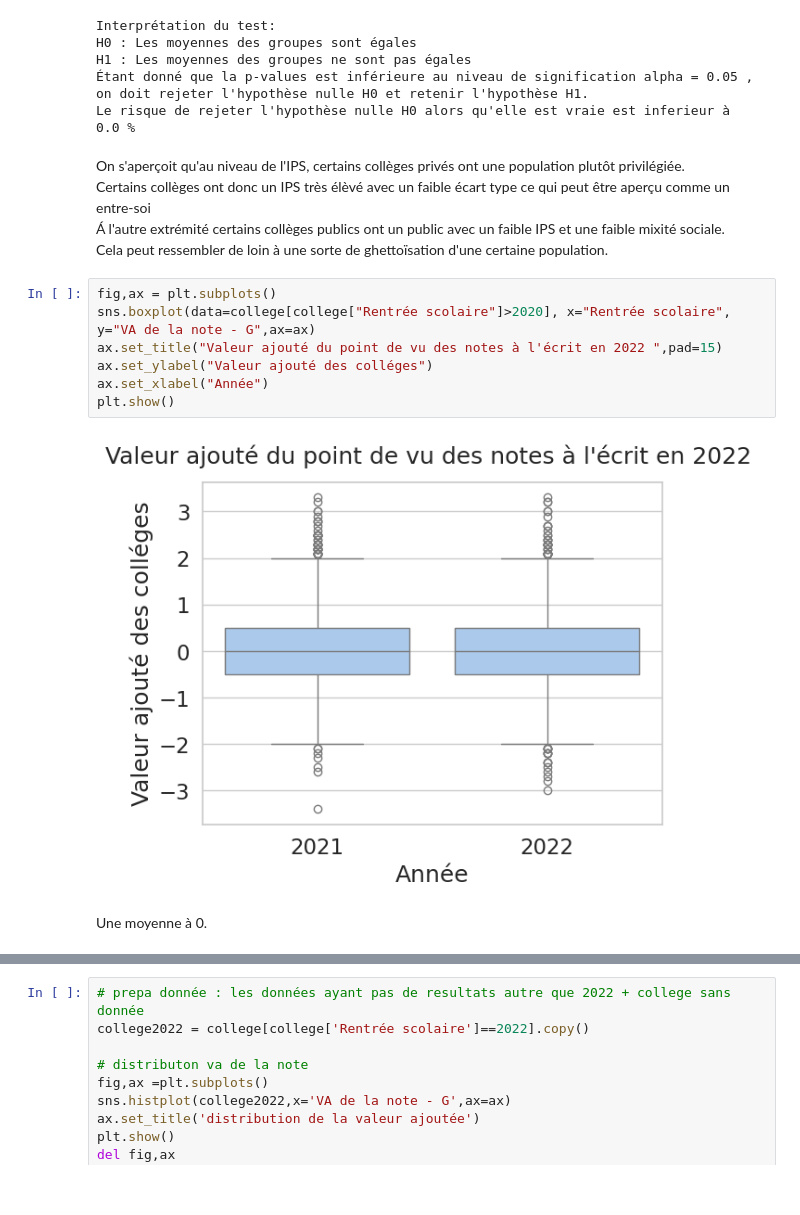
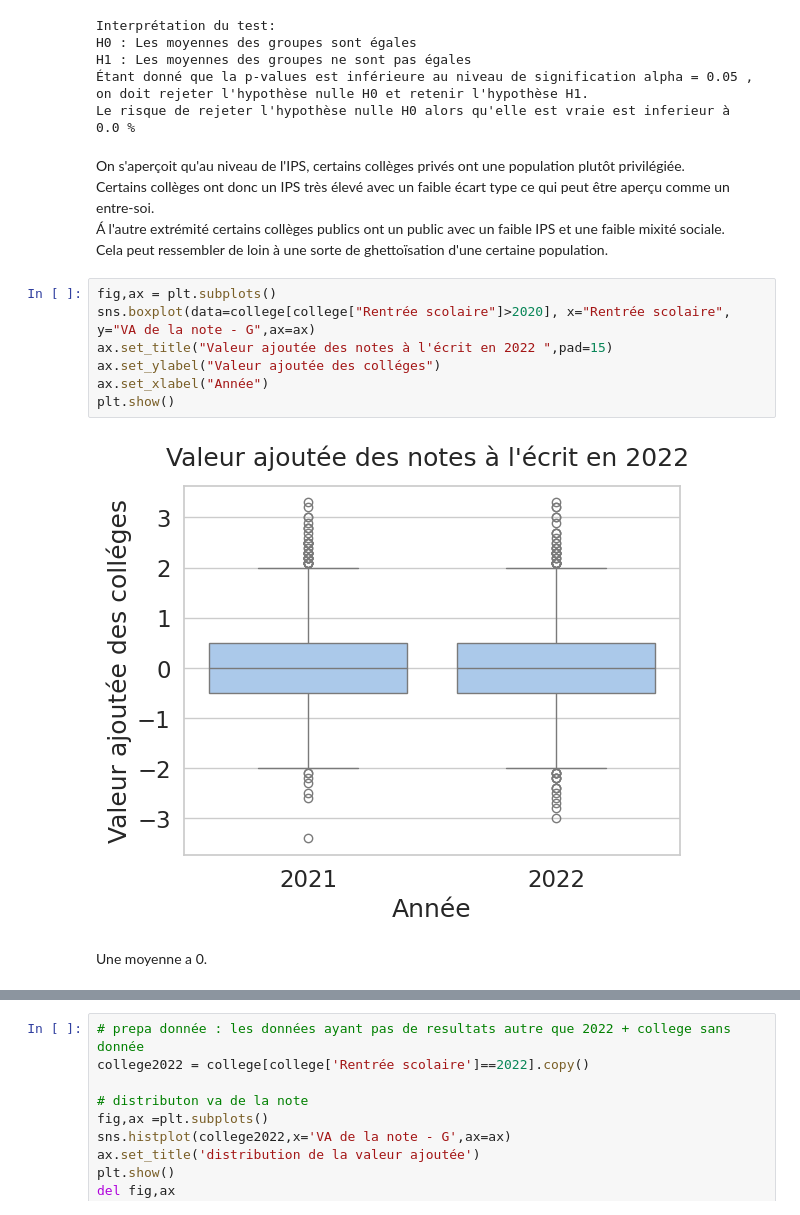
Before and after one commit to barrmath/data_educ, a Jupyter notebook: Analyse finale.ipynb, the cells around one changed output, grey strips where cells are left out. Cells and saved outputs as stored; diff of their text form.

```diff
--- a/Analyse finale.ipynb
+++ b/Analyse finale.ipynb
@@ -256,20 +256,20 @@ on doit rejeter l'hypothèse nulle H0 et retenir l'hypothèse H1.
 Le risque de rejeter l'hypothèse nulle H0 alors qu'elle est vraie est inferieur à  0.0 %
 # %% [markdown]
 On s'aperçoit qu'au niveau de l'IPS, certains collèges privés ont une population plutôt privilégiée.<br>
-Certains collèges ont donc un IPS très élèvé avec un faible écart type ce qui peut être aperçu comme un entre-soi<br>
+Certains collèges ont donc un IPS très élevé avec un faible écart type ce qui peut être aperçu comme un entre-soi.<br>
 Á l'autre extrémité certains collèges publics ont un public avec un faible IPS et une faible mixité sociale.<br>
 Cela peut ressembler de loin à une sorte de ghettoïsation d'une certaine population.<br>
 # %%
 fig,ax = plt.subplots()
 sns.boxplot(data=college[college["Rentrée scolaire"]>2020], x="Rentrée scolaire", y="VA de la note - G",ax=ax)
-ax.set_title("Valeur ajouté du point de vu des notes à l'écrit en 2022 ",pad=15)
-ax.set_ylabel("Valeur ajouté des colléges")
+ax.set_title("Valeur ajoutée des notes à l'écrit en 2022 ",pad=15)
+ax.set_ylabel("Valeur ajoutée des colléges")
 ax.set_xlabel("Année")
 plt.show()
 # %% [output]
-[figure, old version]
+[figure, new version]
 # %% [markdown]
-Une moyenne à 0.
+Une moyenne a 0.
 # %%
 fig,ax = plt.subplots()
 sns.boxplot(data=college[college["Rentrée scolaire"]>2020], x="Rentrée scolaire", y="VA de la note - G",ax=ax,hue="Secteur")
```
Also changed, not shown: parts of 26 cells of this notebook, 3 other files.
